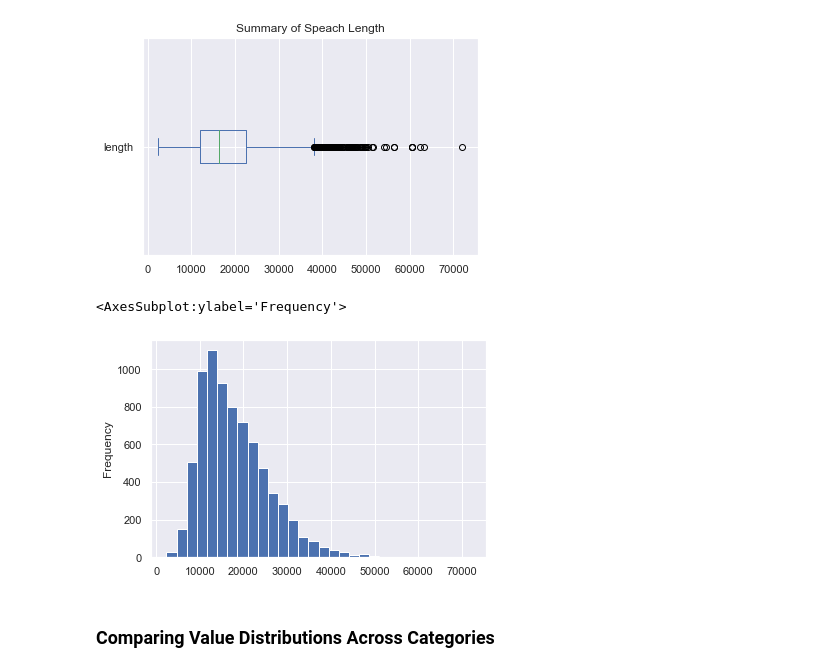
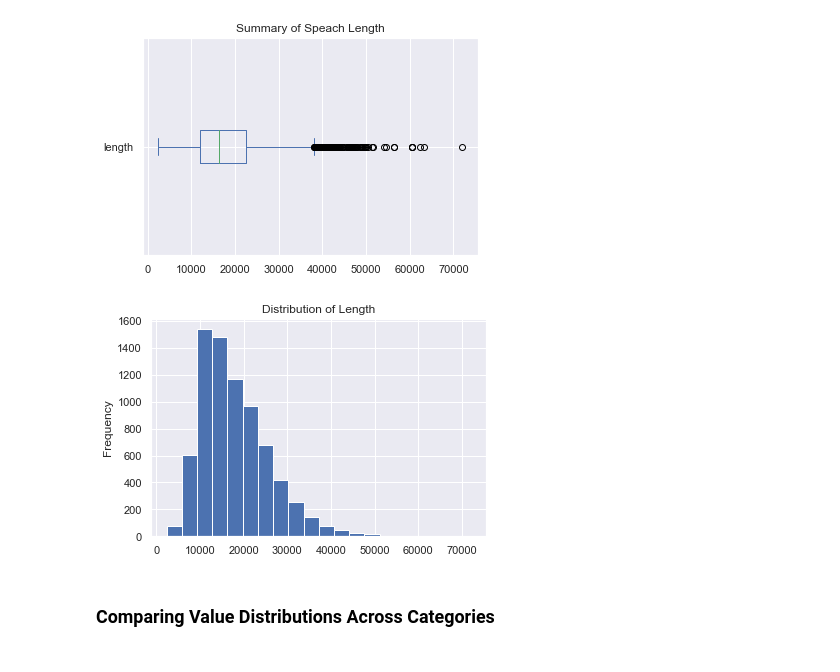
Before and after one commit to lkarjun/Text-Analysis-Workouts, a Jupyter notebook: 1. Gaining Early Insights from Textual Data/notebook.ipynb, the cells around one changed output. Saved outputs shown, nothing was run; the diff lists cells and outputs as text; code cells hidden in the pictures.

```diff
--- a/1. Gaining Early Insights from Textual Data/notebook.ipynb
+++ b/1. Gaining Early Insights from Textual Data/notebook.ipynb
@@ -92,10 +80,9 @@ df["length"].plot(kind="box", vert=False, title="Summary of Speach Length");
 # %% [output]
 [figure]
 # %%
-df["length"].plot(kind="hist", bins=30)
+df["length"].plot(kind="hist", bins=20, title='Distribution of Length');
 # %% [output]
-<AxesSubplot:ylabel='Frequency'>
-[figure, old version]
+[figure, new version]
 # %% [markdown]
 ### Comparing Value Distributions Across Categories
 # %%
```
Also changed, not shown: parts of 9 cells of this notebook, 1 other file.
